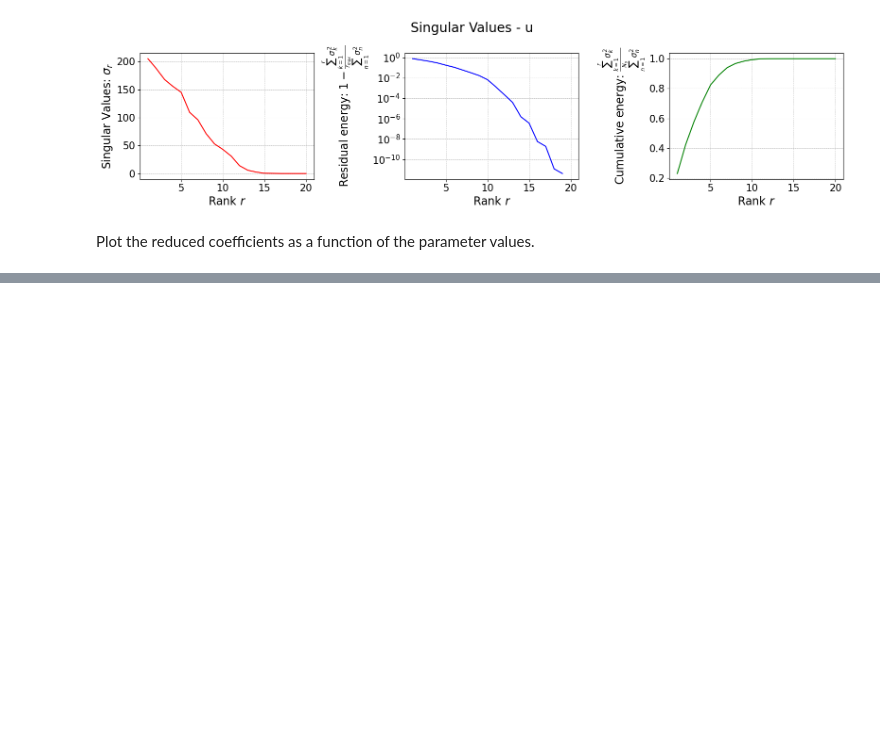
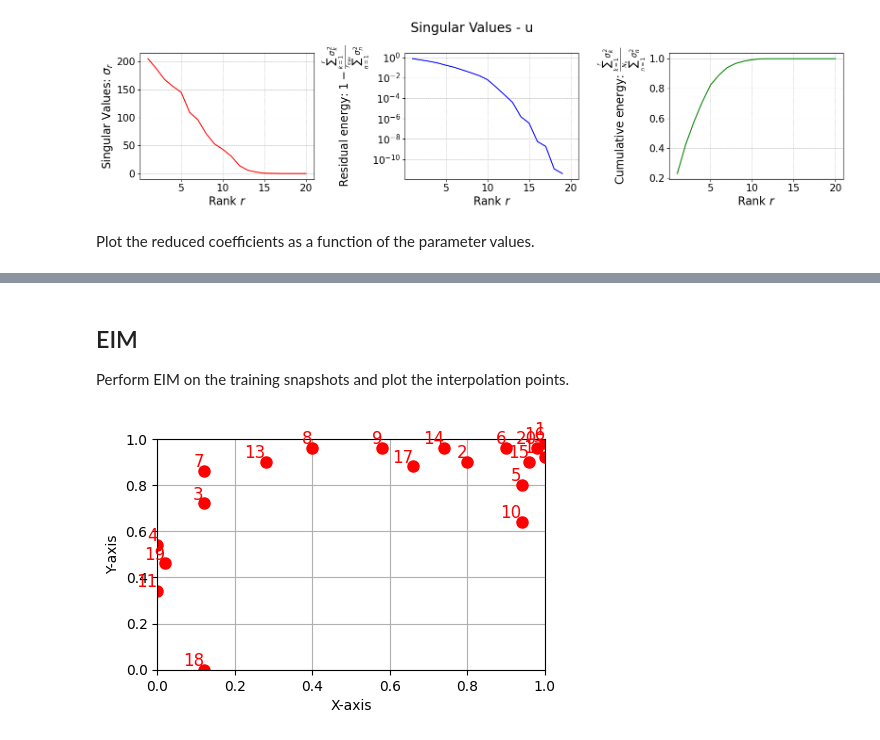
Before and after one commit to ERMETE-Lab/ROSE-pyforce, a Jupyter notebook: images/demo/pyforce_demo.ipynb, the cells around one changed output, grey strips where cells are left out. Drawn from its saved outputs; the diff is of its cells as text; code cells hidden in the pictures; blank space fills up the shorter version.

```diff
--- a/images/demo/pyforce_demo.ipynb
+++ b/images/demo/pyforce_demo.ipynb
@@ -136,0 +108,25 @@ fig.savefig("pyforce_demo_reconstruction.png", dpi=300, bbox_inches='tight')
+# %% [markdown]
+## EIM
+Perform EIM on the training snapshots and plot the interpolation points.
+# %%
+from pyforce.offline.eim import EIM
+
+eim = EIM(grid, gdim = 3)
+eim.fit(train_snaps, Mmax = 20)
+
+magic_points = np.array(eim.magic_points['points'])
+
+fig, axs = plt.subplots(1, 1, figsize=(5,3))
+
+axs.plot(magic_points[:, 0], magic_points[:, 1], 'ro', markersize=8)
+for ii, (x, y) in enumerate(magic_points[:, :2]):
+    axs.text(x, y, f'{ii+1}', color='red', fontsize=12, ha='right', va='bottom')
+
+axs.set_xlim(0, 1)
+axs.set_ylim(0, 1)
+axs.grid()
+axs.set_xlabel('X-axis')
+axs.set_ylabel('Y-axis')
+fig.savefig("pyforce_demo_magic_points.png", dpi=300, bbox_inches='tight')
+# %% [output]
+[figure, added]
```
Also changed, not shown: parts of 9 cells of this notebook, 5 other files.
